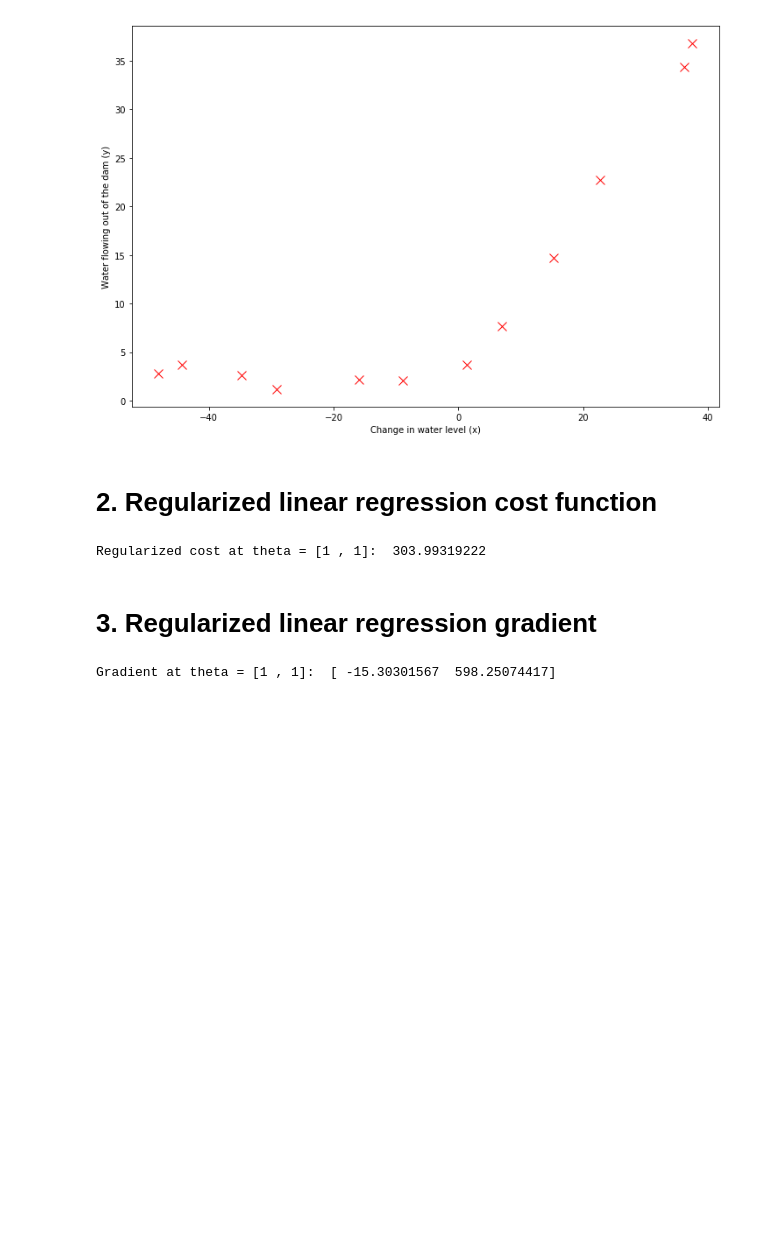
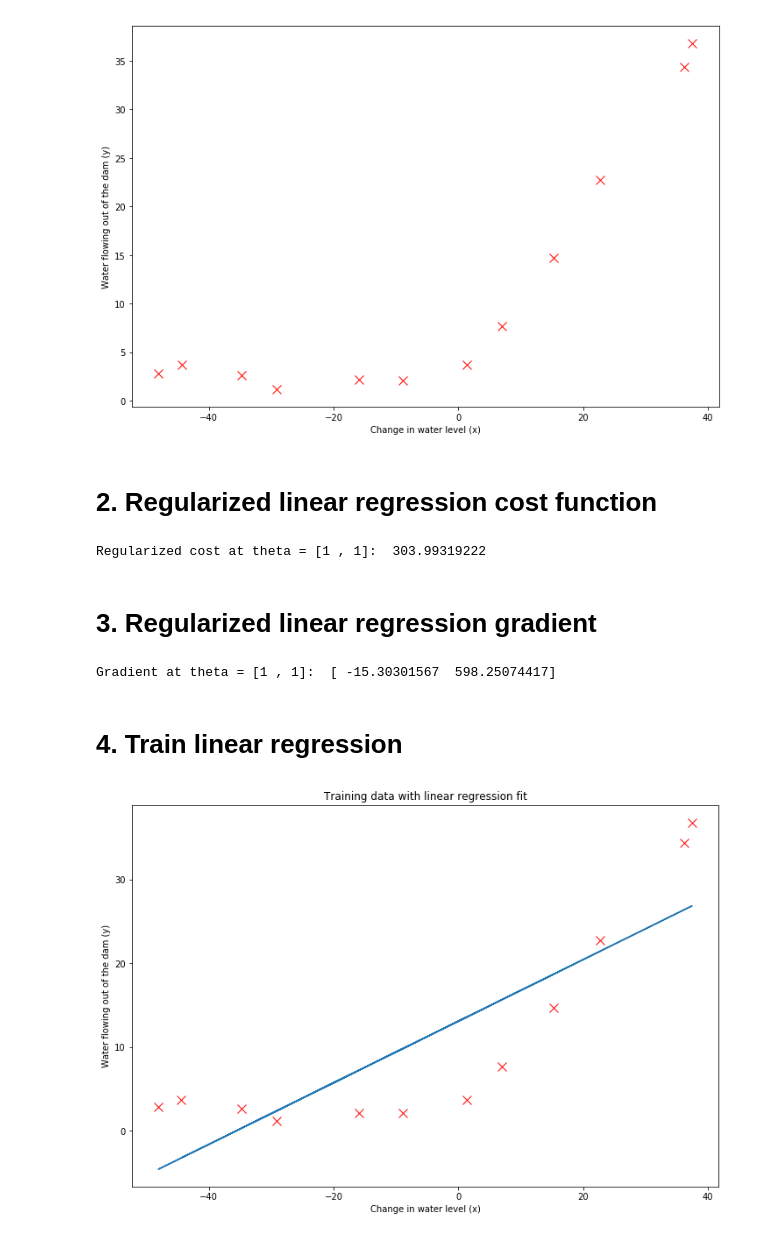
Before and after one commit to cynicaldevil/machine-learning-exercises, a Jupyter notebook: ex5/ex5.ipynb, the cells around one changed output. Drawn from its saved outputs; the diff is of its cells as text; code cells hidden in the pictures; blank space fills up the shorter version.

Commit message:
Train linear regression

```diff
--- a/ex5/ex5.ipynb
+++ b/ex5/ex5.ipynb
@@ -51,3 +51,30 @@ def linear_reg_gradient(theta, X, Y, lambda_):
 print "Gradient at theta = [1 , 1]: ", linear_reg_gradient(theta, X, Y, 1)
 # %% [output]
 Gradient at theta = [1 , 1]:  [ -15.30301567  598.25074417]
+# %% [markdown]
+# 4. Train linear regression
+# %%
+import scipy.optimize as opt
+
+def train_linear_reg(X, Y, lambda_):
+    initial_theta = np.zeros((X.shape[1], 1))
+    theta = opt.fmin_cg(linear_reg_cost_function,
+       x0=initial_theta,
+       fprime=linear_reg_gradient,
+       maxiter=100,
+       disp=False,
+       args=(X, Y, lambda_))
+    return theta
+
+theta = train_linear_reg(X, Y, 0)
+
+# Plot the fit over data (Linear fit is not the best fit for the data, as shown by the visualization)
+plt.figure(figsize=(12,8))
+plt.plot(X[:, 1:],Y, 'rx', markersize=10, label="Training data")
+plt.plot(X[:,1], np.dot(X, theta), '-', label="Linear Regression")
+plt.xlabel('Change in water level (x)')
+plt.ylabel('Water flowing out of the dam (y)')
+plt.title('Training data with linear regression fit')
+plt.show()
+# %% [output]
+[figure, added]
```
Also changed, not shown: 1 other file.
